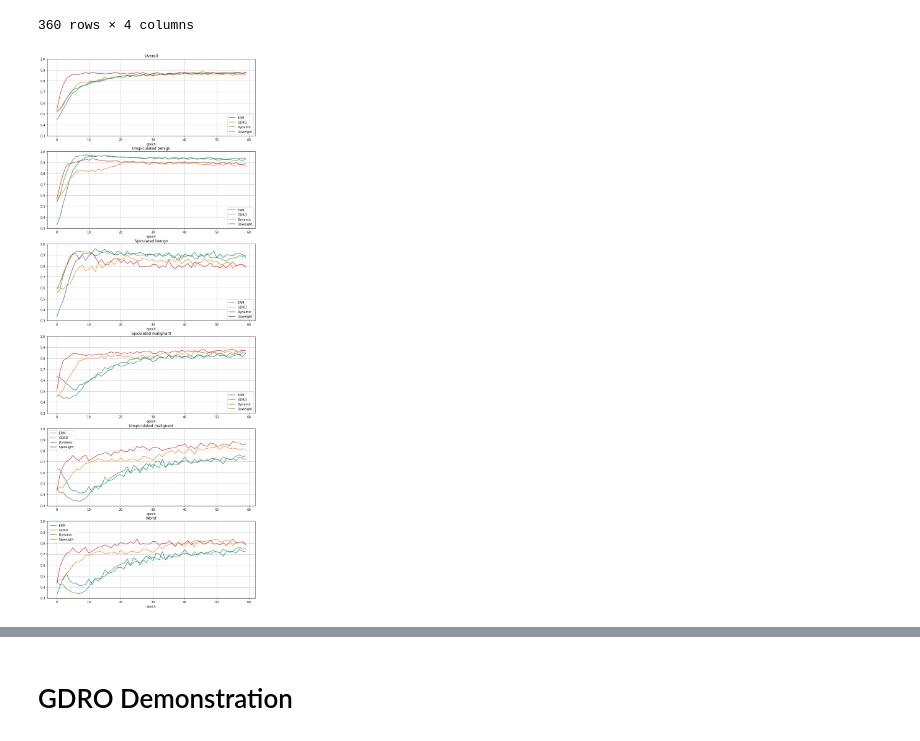
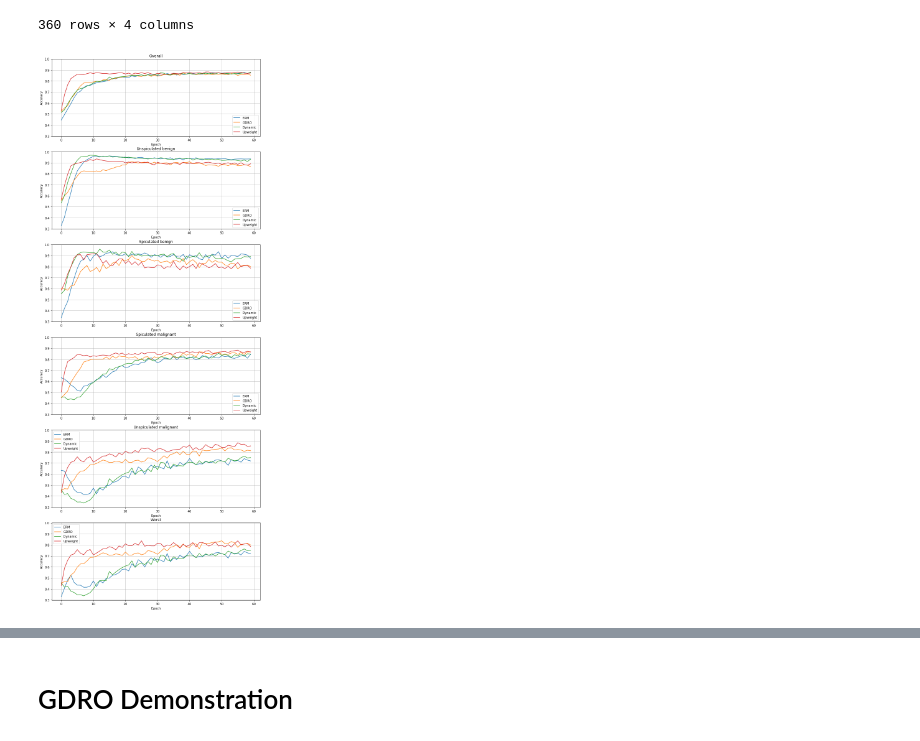
Before and after one commit to mtzig/LIDC_GDRO, a Jupyter notebook: notebooks/run_test.ipynb, the cells around one changed output, grey strips where cells are left out. Drawn from its saved outputs; the diff is of its cells as text; code cells hidden in the pictures.

```diff
--- a/notebooks/run_test.ipynb
+++ b/notebooks/run_test.ipynb
@@ -350,17 +350,17 @@ worst_concat
 # %%
 import matplotlib.pyplot as plt
 
 rolling_window = 1
 
 rolling_data = worst_concat.unstack(level=0).rolling(rolling_window).mean().unstack().unstack(level=0)
 
 plots = [*subtypes, "Worst"]
 
 hide = []
 
 f, a = plt.subplots(len(plots),1, sharey=True)
 # plot subtypes sensitivity
 for i in range(len(plots)):
-    rolling_data.drop(columns=hide).rolling(rolling_window).mean().xs(plots[i]).plot(kind='line',title=plots[i],ax=a[i],figsize=(12,32),grid=True)
+    rolling_data.drop(columns=hide).rolling(rolling_window).mean().xs(plots[i]).plot(xlabel="Epoch",ylabel="Accuracy",kind='line',title=plots[i],ax=a[i],figsize=(12,32),grid=True)
 # %% [output]
-[figure, old version]
+[figure, new version]
```
Also changed, not shown: parts of 5 cells of this notebook, 1 other file.
